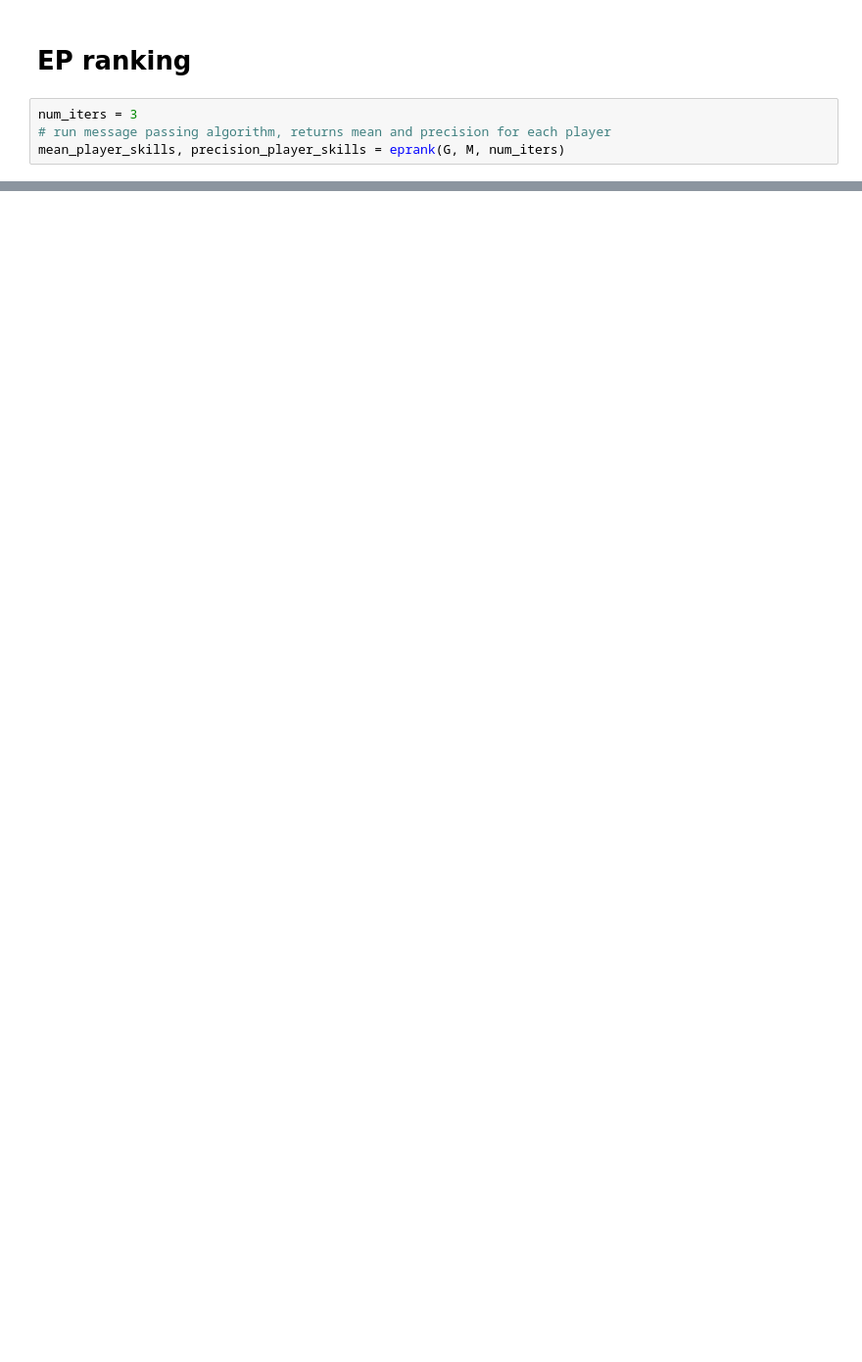
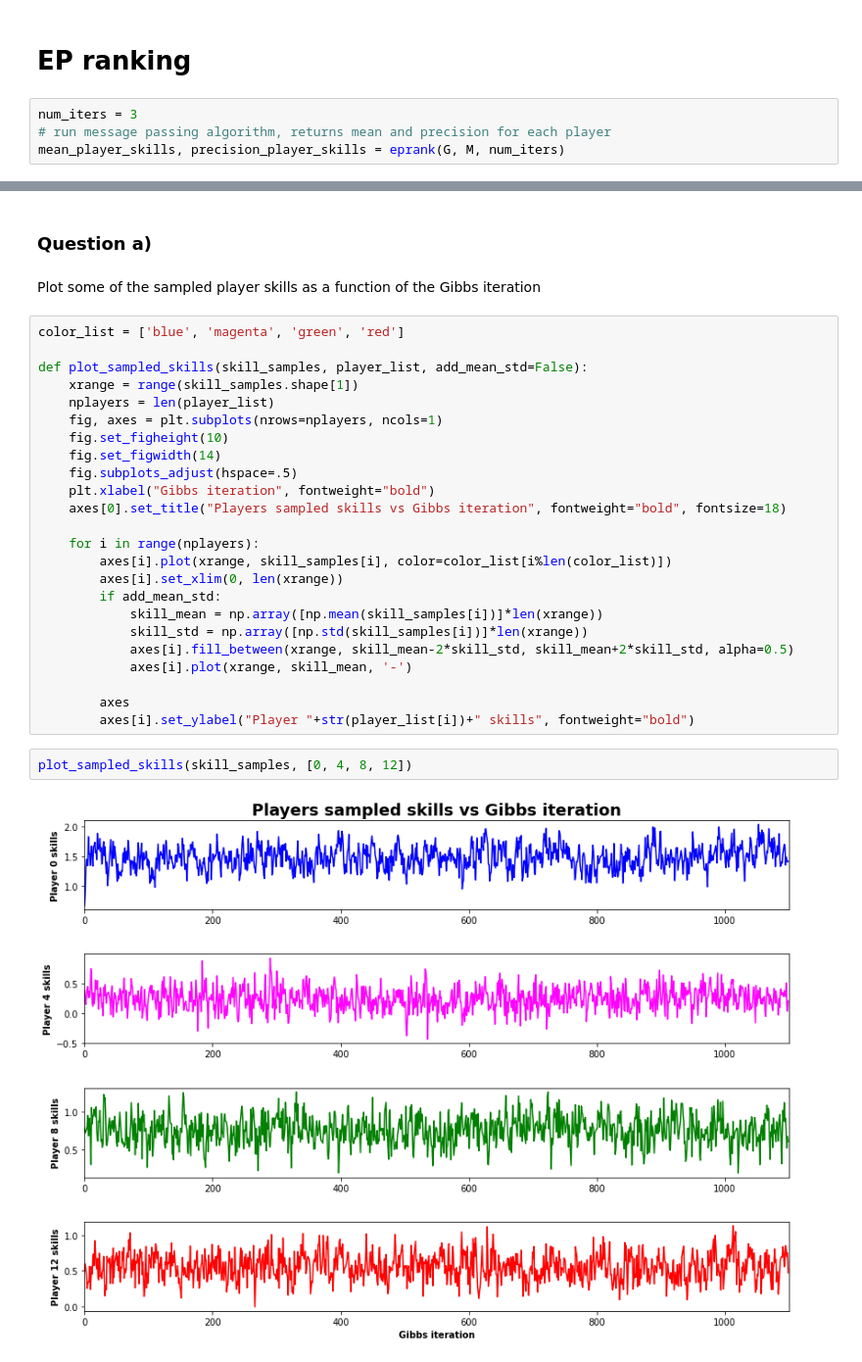
Before and after one commit to AlejandroSantorum/MPhil_MLMI_Cambridge, a Jupyter notebook: 4F13-Probabilistic_Machine_Learning/Lab/lab2/code/coursework2.ipynb, the cells around one changed output, grey strips where cells are left out. Shown at 98% size. Drawn from its saved outputs; the diff is of its cells as text; blank space fills up the shorter version.

```diff
--- a/4F13-Probabilistic_Machine_Learning/Lab/lab2/code/coursework2.ipynb
+++ b/4F13-Probabilistic_Machine_Learning/Lab/lab2/code/coursework2.ipynb
@@ -52,0 +68,32 @@ mean_player_skills, precision_player_skills = eprank(G, M, num_iters)
+# %% [markdown]
+### Question a)
+# %% [markdown]
+Plot some of the sampled player skills as a function of the Gibbs iteration
+# %%
+color_list = ['blue', 'magenta', 'green', 'red']
+
+def plot_sampled_skills(skill_samples, player_list, add_mean_std=False):
+    xrange = range(skill_samples.shape[1])
+    nplayers = len(player_list)
+    fig, axes = plt.subplots(nrows=nplayers, ncols=1)
+    fig.set_figheight(10)
+    fig.set_figwidth(14)
+    fig.subplots_adjust(hspace=.5)
+    plt.xlabel("Gibbs iteration", fontweight="bold")
+    axes[0].set_title("Players sampled skills vs Gibbs iteration", fontweight="bold", fontsize=18)
+
+    for i in range(nplayers):
+        axes[i].plot(xrange, skill_samples[i], color=color_list[i%len(color_list)])
+        axes[i].set_xlim(0, len(xrange))
+        if add_mean_std:
+            skill_mean = np.array([np.mean(skill_samples[i])]*len(xrange))
+            skill_std = np.array([np.std(skill_samples[i])]*len(xrange))
+            axes[i].fill_between(xrange, skill_mean-2*skill_std, skill_mean+2*skill_std, alpha=0.5)
+            axes[i].plot(xrange, skill_mean, '-')
+
+        axes
+        axes[i].set_ylabel("Player "+str(player_list[i])+" skills", fontweight="bold")
+# %%
+plot_sampled_skills(skill_samples, [0, 4, 8, 12])
+# %% [output]
+[figure, added]
```
Also changed, not shown: parts of 22 cells of this notebook, 4 other files.
